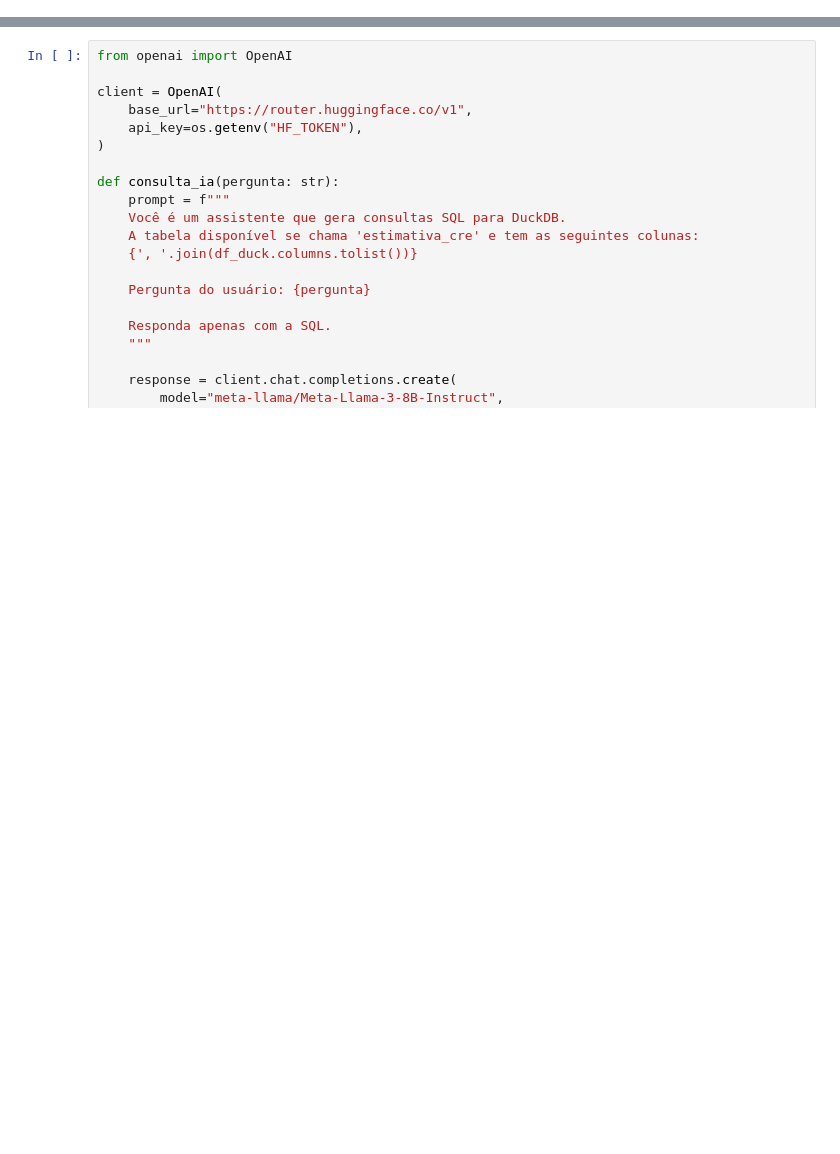
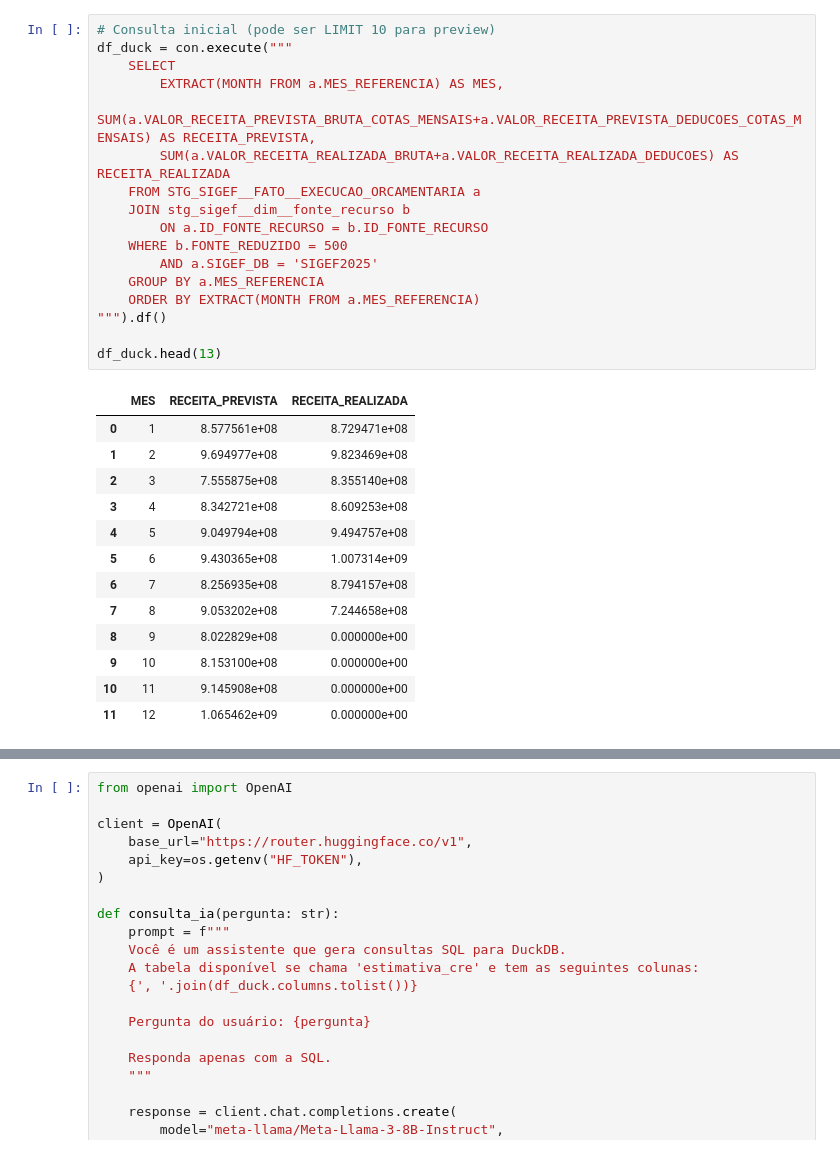
Before and after one commit to PedroJRod/sefin_geop, a Jupyter notebook: estimativa_cre/estimativa_cre.ipynb, the cells around one changed output, grey strips where cells are left out. Cells and saved outputs as stored; diff of their text form; blank space fills up the shorter version.

```diff
--- a/estimativa_cre/estimativa_cre.ipynb
+++ b/estimativa_cre/estimativa_cre.ipynb
@@ -24,0 +103,31 @@ df_duck.sample(2)
+# %%
+# Consulta inicial (pode ser LIMIT 10 para preview)
+df_duck = con.execute("""
+    SELECT
+        EXTRACT(MONTH FROM a.MES_REFERENCIA) AS MES,
+        SUM(a.VALOR_RECEITA_PREVISTA_BRUTA_COTAS_MENSAIS+a.VALOR_RECEITA_PREVISTA_DEDUCOES_COTAS_MENSAIS) AS RECEITA_PREVISTA,
+        SUM(a.VALOR_RECEITA_REALIZADA_BRUTA+a.VALOR_RECEITA_REALIZADA_DEDUCOES) AS RECEITA_REALIZADA
+    FROM STG_SIGEF__FATO__EXECUCAO_ORCAMENTARIA a
+    JOIN stg_sigef__dim__fonte_recurso b
+        ON a.ID_FONTE_RECURSO = b.ID_FONTE_RECURSO
+    WHERE b.FONTE_REDUZIDO = 500
+        AND a.SIGEF_DB = 'SIGEF2025'
+    GROUP BY a.MES_REFERENCIA
+    ORDER BY EXTRACT(MONTH FROM a.MES_REFERENCIA)
+""").df()
+
+df_duck.head(13)
+# %% [output]
+|  | MES | RECEITA_PREVISTA | RECEITA_REALIZADA |
+| 0 | 1 | 8.577561e+08 | 8.729471e+08 |
+| 1 | 2 | 9.694977e+08 | 9.823469e+08 |
+| 2 | 3 | 7.555875e+08 | 8.355140e+08 |
+| 3 | 4 | 8.342721e+08 | 8.609253e+08 |
+| 4 | 5 | 9.049794e+08 | 9.494757e+08 |
+| 5 | 6 | 9.430365e+08 | 1.007314e+09 |
+| 6 | 7 | 8.256935e+08 | 8.794157e+08 |
+| 7 | 8 | 9.053202e+08 | 7.244658e+08 |
+| 8 | 9 | 8.022829e+08 | 0.000000e+00 |
+| 9 | 10 | 8.153100e+08 | 0.000000e+00 |
+| 10 | 11 | 9.145908e+08 | 0.000000e+00 |
+| 11 | 12 | 1.065462e+09 | 0.000000e+00 |
```
Also changed, not shown: parts of 12 cells of this notebook, 14 other files.
